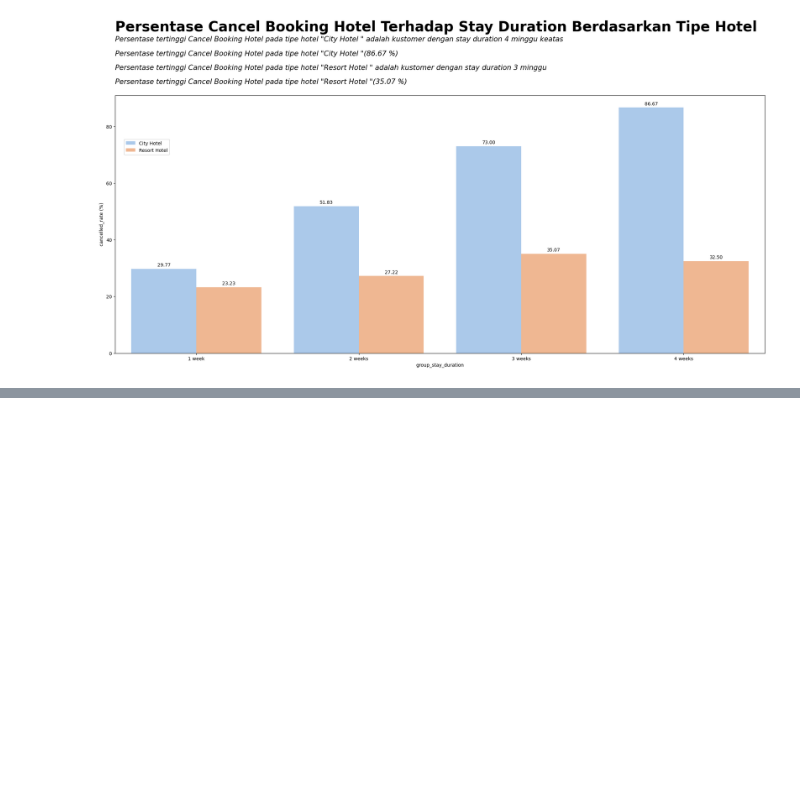
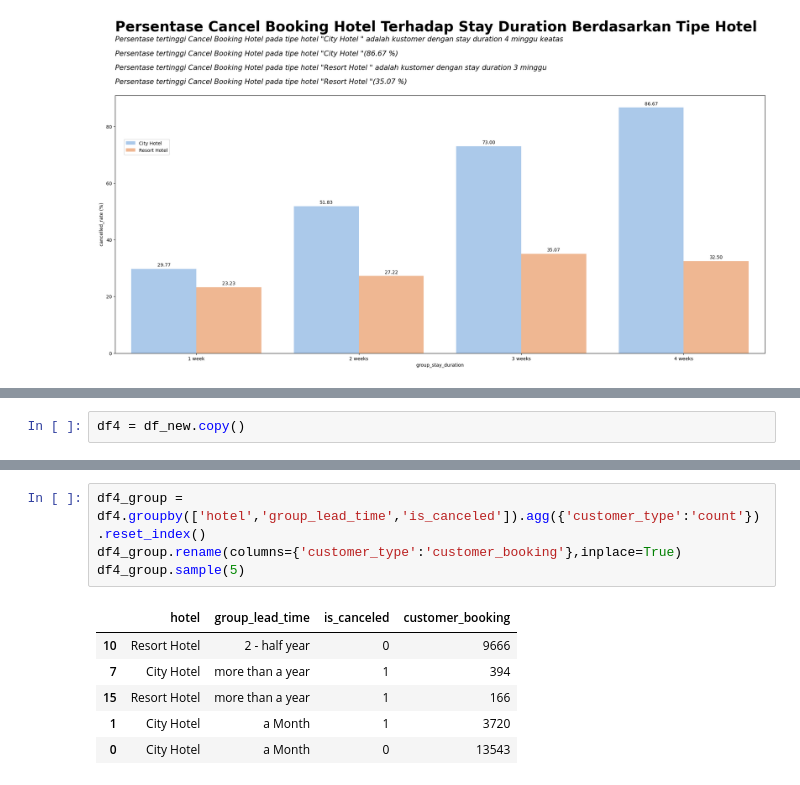
Before and after one commit to masendhy/investigate_hotel_business, a Jupyter notebook: Investigate_Hotel_Business.ipynb, the cells around one changed output, grey strips where cells are left out. Cells and saved outputs as stored; diff of their text form; blank space fills up the shorter version.

```diff
--- a/Investigate_Hotel_Business.ipynb
+++ b/Investigate_Hotel_Business.ipynb
@@ -469,0 +473,2 @@ for p in ax.patches:
+# %%
+df4 = df_new.copy()
@@ -469,0 +516,11 @@ for p in ax.patches:
+# %%
+df4_group = df4.groupby(['hotel','group_lead_time','is_canceled']).agg({'customer_type':'count'}).reset_index()
+df4_group.rename(columns={'customer_type':'customer_booking'},inplace=True)
+df4_group.sample(5)
+# %% [output]
+|  | hotel | group_lead_time | is_canceled | customer_booking |
+| 10 | Resort Hotel | 2 - half year | 0 | 9666 |
+| 7 | City Hotel | more than a year | 1 | 394 |
+| 15 | Resort Hotel | more than a year | 1 | 166 |
+| 1 | City Hotel | a Month | 1 | 3720 |
+| 0 | City Hotel | a Month | 0 | 13543 |
```
Also changed, not shown: parts of 15 cells of this notebook.
